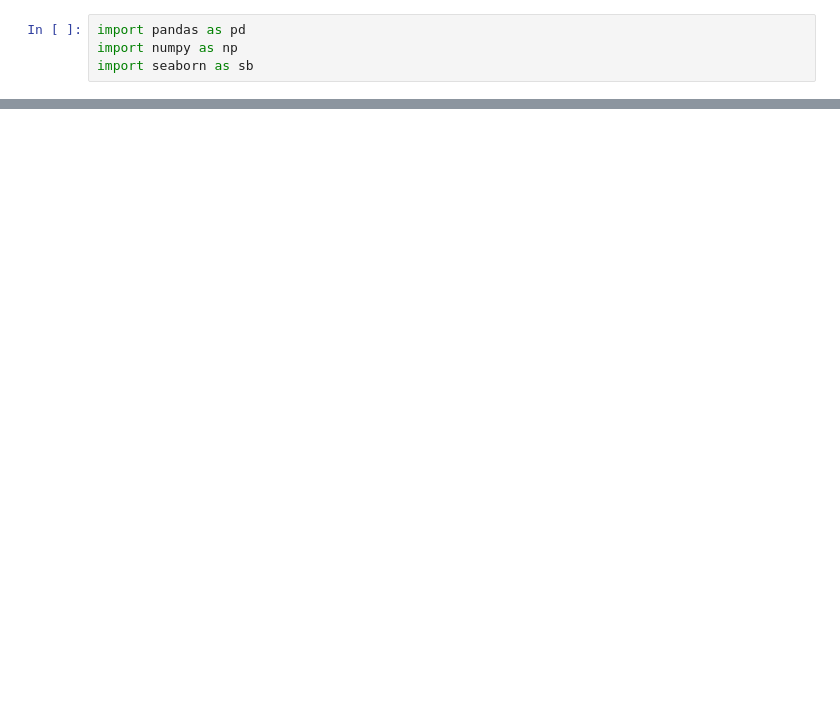
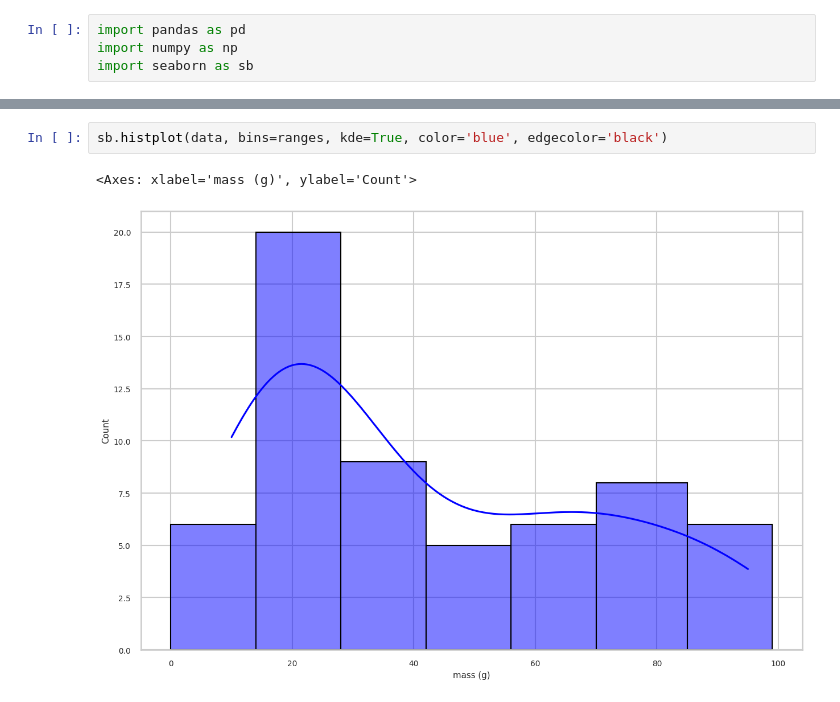
Before and after one commit to AstrooBot/Probability-Stadistic-App, a Jupyter notebook: 60_Data/notebook.ipynb, the cells around one changed output, grey strips where cells are left out. Cells and saved outputs as stored; diff of their text form; blank space fills up the shorter version.

```diff
--- a/60_Data/notebook.ipynb
+++ b/60_Data/notebook.ipynb
@@ -66,0 +94,5 @@ sb.set_context("talk", font_scale=0.6)
+# %%
+sb.histplot(data, bins=ranges, kde=True, color='blue', edgecolor='black')
+# %% [output]
+<Axes: xlabel='mass (g)', ylabel='Count'>
+[figure, added]
```
Also changed, not shown: parts of 7 cells of this notebook.
